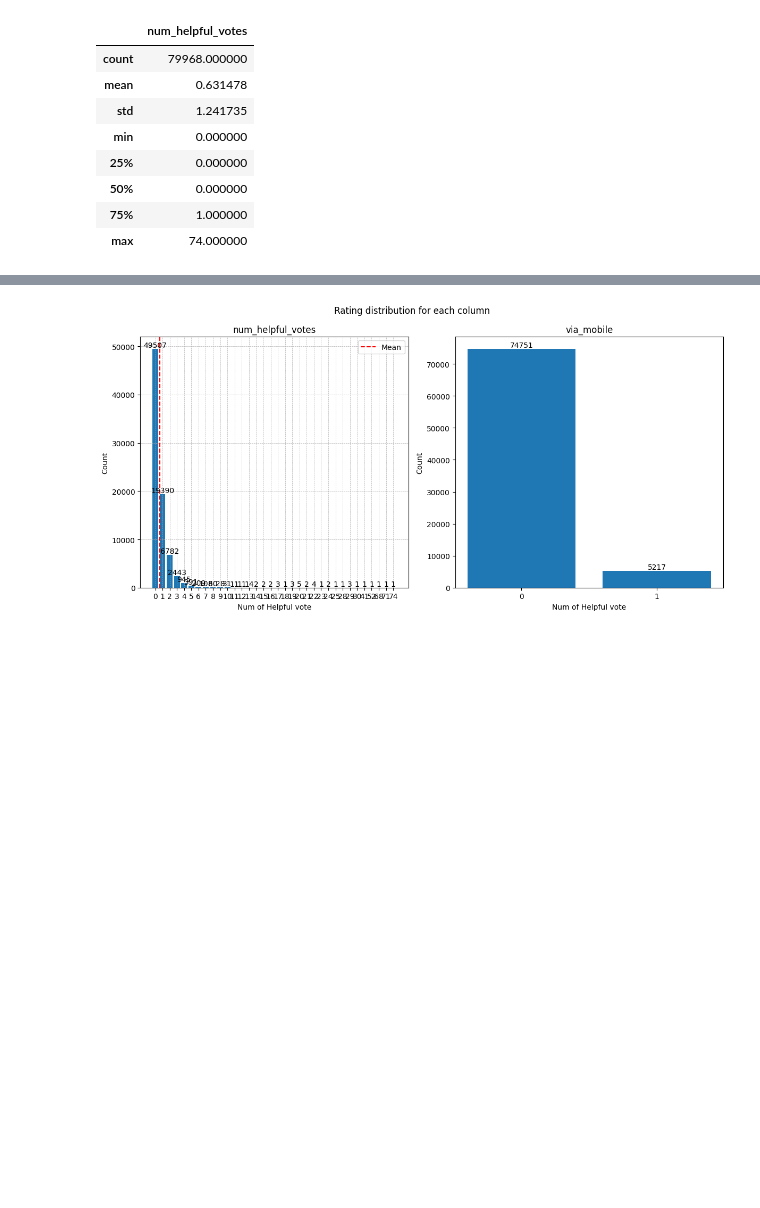
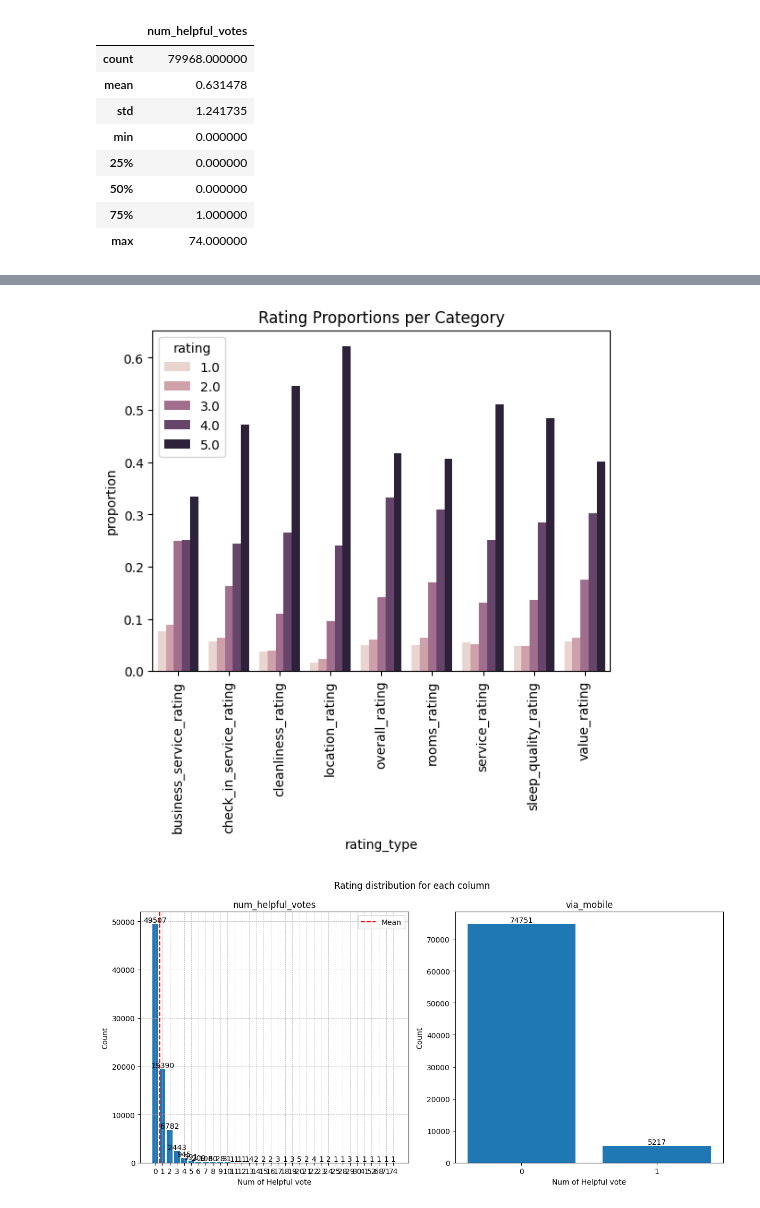
Before and after one commit to nadiavictoria/IS512-Hotel-Analytics, a Jupyter notebook: notebooks/02_exploratory_analysis.ipynb, the cells around one changed output, grey strips where cells are left out. Saved outputs shown, nothing was run; the diff lists cells and outputs as text; code cells hidden in the pictures; blank space fills up the shorter version.

```diff
--- a/notebooks/02_exploratory_analysis.ipynb
+++ b/notebooks/02_exploratory_analysis.ipynb
@@ -272,3 +299,25 @@ reviews_df[[
+# %%
+dist = (
+    long_df
+    .groupby(["rating_type", "rating"])
+    .size()
+    .reset_index(name="count")
+)
+
+dist["proportion"] = dist["count"] / dist.groupby("rating_type")["count"].transform("sum")
+
+
+sns.barplot(
+    data=dist,
+    x="rating_type",
+    y="proportion",
+    hue="rating"
+)
+plt.xticks(rotation=90)
+plt.title("Rating Proportions per Category")
+plt.show()
+# %% [output]
+[figure, added]
 # %%
 rating_column = [
     'num_helpful_votes',
```
Also changed, not shown: parts of 19 cells of this notebook.
